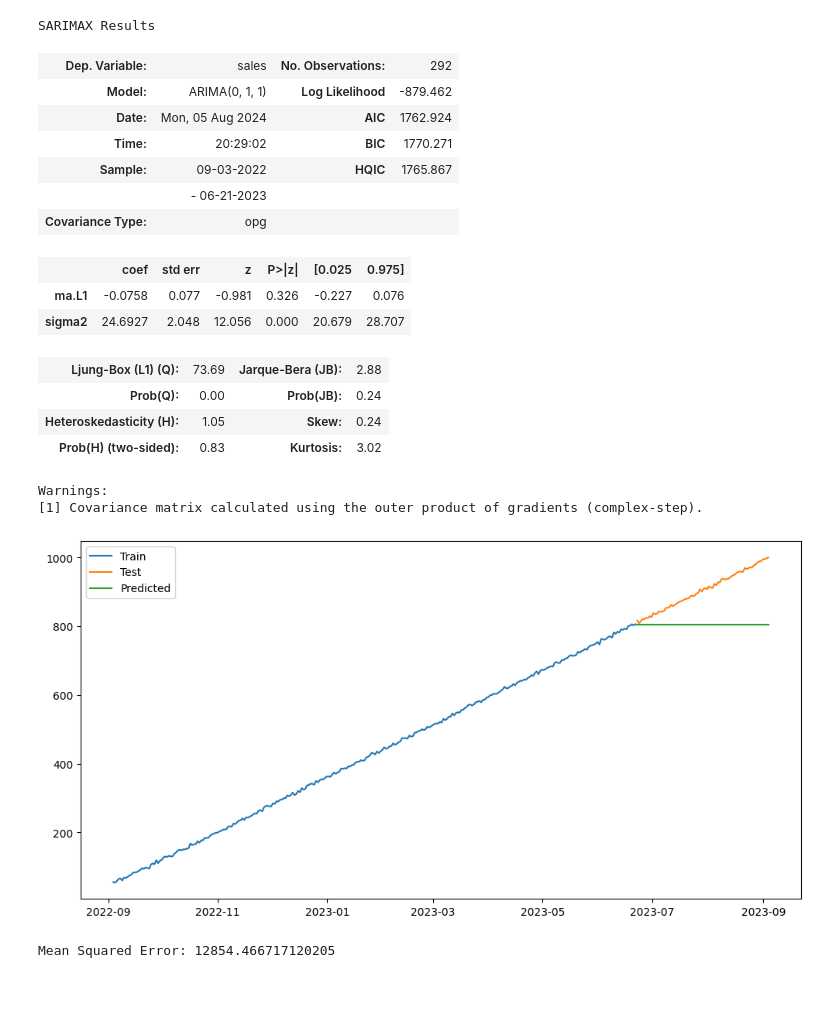
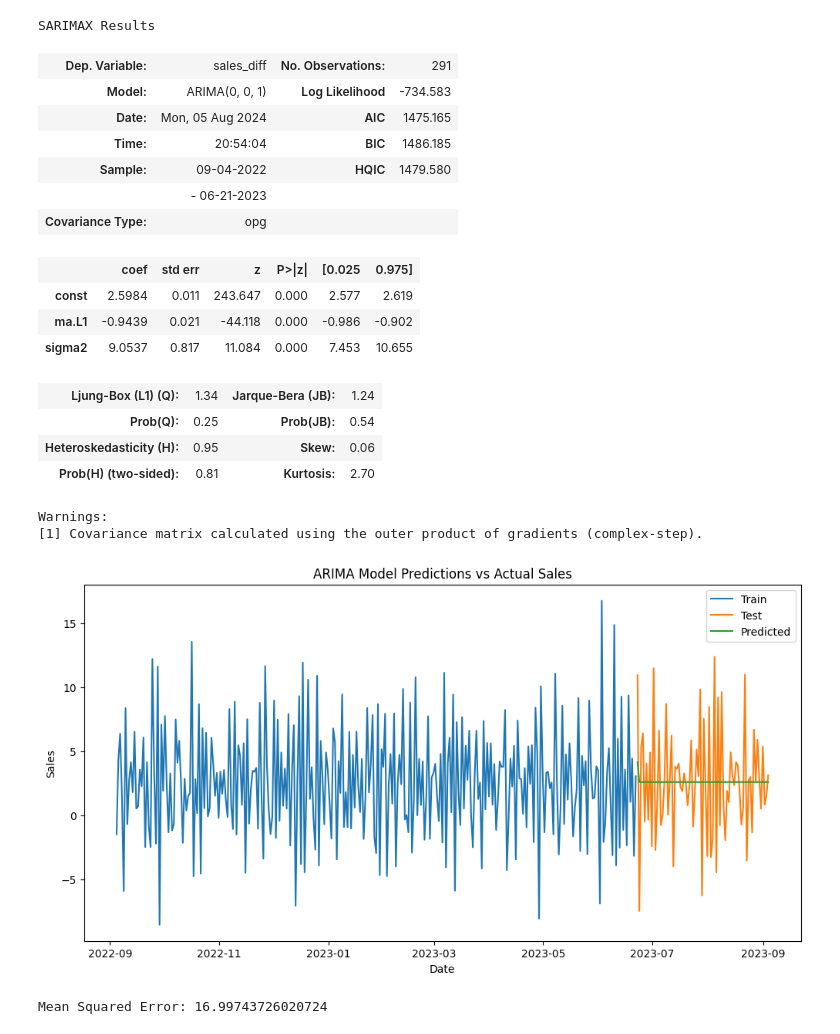
Before and after one commit to Valaery/Time-Series-Forecasting-Project, a Jupyter notebook: src/explore.ipynb, the cells around one changed output. Drawn from its saved outputs; the diff is of its cells as text; code cells hidden in the pictures; blank space fills up the shorter version.

```diff
--- a/src/explore.ipynb
+++ b/src/explore.ipynb
@@ -74,0 +31,14 @@ p-value: 0.9861899815311063
+# %%
+# Check the frequency of the dataset
+print(f"Frequency of the dataset: {sales_data.index.freq}")
+
+# Perform ADF test to check for stationarity
+result = adfuller(sales_data['sales'])
+print('ADF Statistic:', result[0])
+print('p-value:', result[1])
+
+# Make the series stationary if necessary
+if result[1] > 0.05:
+    sales_data['sales_diff'] = sales_data['sales'].diff().dropna()
+else:
+    sales_data['sales_diff'] = sales_data['sales']
@@ -75,10 +60,12 @@ p-value: 0.9861899815311063
 # %%
+# Step 3: Train an ARIMA model
+
 # Split the data into training and test sets
-train_size = int(len(df) * 0.8)
-train, test = df[0:train_size], df[train_size:]
+train_size = int(len(sales_data) * 0.8)
+train, test = sales_data['sales_diff'][:train_size], sales_data['sales_diff'][train_size:]
 
 # Find the best parameterization of ARIMA
-model = auto_arima(train['sales'], seasonal=False, trace=True)
+model = auto_arima(train.dropna(), seasonal=True, m=12, trace=True)  # Assuming monthly seasonality
 model.summary()
 # %% [output]
 Performing stepwise search to minimize aic
@@ -113,45 +104,51 @@ SARIMAX Results
 Warnings:
 [1] Covariance matrix calculated using the outer product of gradients (complex-step).
 # %%
-# Train the ARIMA model
-arima_model = ARIMA(train['sales'], order=model.order)
+# Train the ARIMA model with the best parameters
+arima_model = ARIMA(train.dropna(), order=model.order, seasonal_order=model.seasonal_order)
 arima_model_fit = arima_model.fit()
 arima_model_fit.summary()
 # %% [output]
 SARIMAX Results
-| Dep. Variable: | sales | No. Observations: | 292 |
-| Model: | ARIMA(0, 1, 1) | Log Likelihood | -879.462 |
-| Date: | Mon, 05 Aug 2024 | AIC | 1762.924 |
-| Time: | 20:29:02 | BIC | 1770.271 |
-| Sample: | 09-03-2022 | HQIC | 1765.867 |
+| Dep. Variable: | sales_diff | No. Observations: | 291 |
+| Model: | ARIMA(0, 0, 1) | Log Likelihood | -734.583 |
+| Date: | Mon, 05 Aug 2024 | AIC | 1475.165 |
+| Time: | 20:54:04 | BIC | 1486.185 |
+| Sample: | 09-04-2022 | HQIC | 1479.580 |
 |  | - 06-21-2023 |  |  |
 | Covariance Type: | opg |  |  |
 |  | coef | std err | z | P>|z| | [0.025 | 0.975] |
-| ma.L1 | -0.0758 | 0.077 | -0.981 | 0.326 | -0.227 | 0.076 |
-| sigma2 | 24.6927 | 2.048 | 12.056 | 0.000 | 20.679 | 28.707 |
+| const | 2.5984 | 0.011 | 243.647 | 0.000 | 2.577 | 2.619 |
+| ma.L1 | -0.9439 | 0.021 | -44.118 | 0.000 | -0.986 | -0.902 |
+| sigma2 | 9.0537 | 0.817 | 11.084 | 0.000 | 7.453 | 10.655 |
-| Ljung-Box (L1) (Q): | 73.69 | Jarque-Bera (JB): | 2.88 |
-| Prob(Q): | 0.00 | Prob(JB): | 0.24 |
-| Heteroskedasticity (H): | 1.05 | Skew: | 0.24 |
-| Prob(H) (two-sided): | 0.83 | Kurtosis: | 3.02 |
+| Ljung-Box (L1) (Q): | 1.34 | Jarque-Bera (JB): | 1.24 |
+| Prob(Q): | 0.25 | Prob(JB): | 0.54 |
+| Heteroskedasticity (H): | 0.95 | Skew: | 0.06 |
+| Prob(H) (two-sided): | 0.81 | Kurtosis: | 2.70 |
 Warnings:
 [1] Covariance matrix calculated using the outer product of gradients (complex-step).
 # %%
+# Step 4: Predict with the test set
+
 # Make predictions
 predictions = arima_model_fit.forecast(steps=len(test))
 predictions = pd.Series(predictions, index=test.index)
 
 # Plot predictions vs actual sales
 plt.figure(figsize=(12, 6))
-plt.plot(train['sales'], label='Train')
-plt.plot(test['sales'], label='Test')
+plt.plot(train, label='Train')
+plt.plot(test, label='Test')
 plt.plot(predictions, label='Predicted')
 plt.legend()
+plt.title('ARIMA Model Predictions vs Actual Sales')
+plt.xlabel('Date')
+plt.ylabel('Sales')
 plt.show()
 
-# Measure performance
-mse = mean_squared_error(test['sales'], predictions)
+# Measure performance using Mean Squared Error
+mse = mean_squared_error(test, predictions)
 print('Mean Squared Error:', mse)
 # %% [output]
-[figure, old version]
+[figure, new version]
-Mean Squared Error: 12854.466717120205
+Mean Squared Error: 16.99743726020724
 # %%
```
Also changed, not shown: parts of 15 cells of this notebook, 3 other files.
